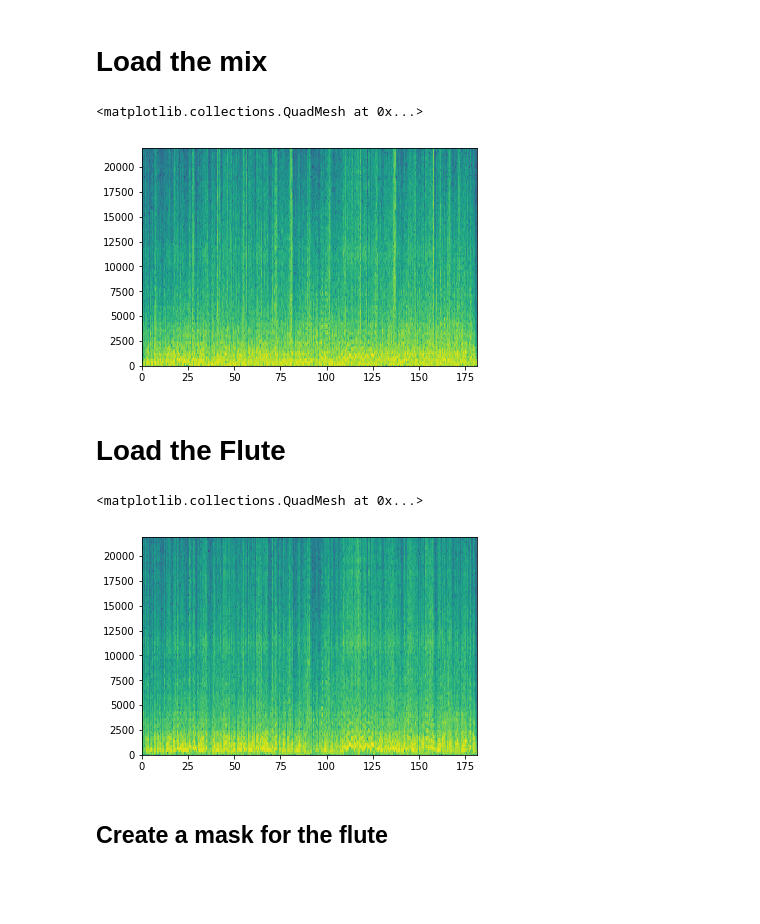
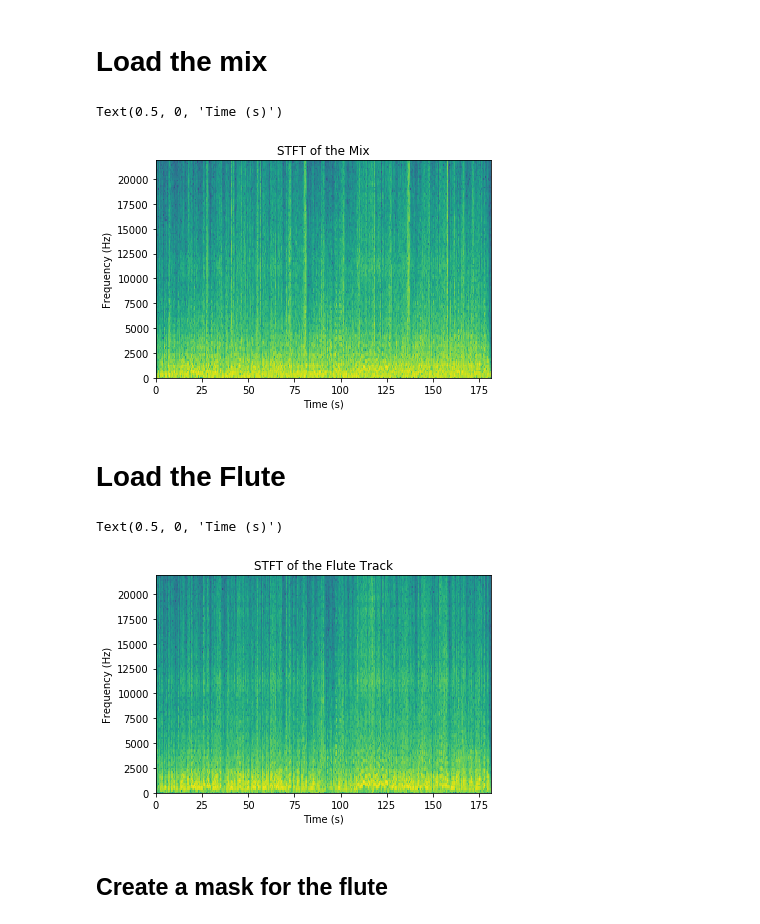
Before and after one commit to Lanno/CECS551Project, a Jupyter notebook: CNN Filter/fully conv autoencoder.ipynb, the cells around one changed output. Cells and saved outputs as stored; diff of their text form; code cells hidden in the pictures; blank space fills up the shorter version.

```diff
--- a/CNN Filter/fully conv autoencoder.ipynb
+++ b/CNN Filter/fully conv autoencoder.ipynb
@@ -31,9 +31,12 @@ freqs = freqs[:-1]
 s_mix = s_mix[:-1,:]
 # %%
 plt.pcolormesh(times, freqs, 20*np.log10(np.abs(s_mix)))
+plt.title("STFT of the Mix")
+plt.ylabel("Frequency (Hz)")
+plt.xlabel("Time (s)")
 # %% [output]
-<matplotlib.collections.QuadMesh at 0x...>
+Text(0.5, 0, 'Time (s)')
-[figure, old version]
+[figure, new version]
 # %% [markdown]
 # Load the Flute
 # %%
@@ -52,9 +55,12 @@ freqs = freqs[:-1]
 s_flute = s_flute[:-1,:]
 # %%
 plt.pcolormesh(times, freqs, 20*np.log10(np.abs(s_flute)))
+plt.title("STFT of the Flute Track")
+plt.xlabel("Time (s)")
+plt.ylabel("Frequency (Hz)")
 # %% [output]
-<matplotlib.collections.QuadMesh at 0x...>
+Text(0.5, 0, 'Time (s)')
-[figure, old version]
+[figure, new version]
 # %% [markdown]
 ## Create a mask for the flute
 # %%
```
Also changed, not shown: parts of 1 cell of this notebook, 5 other files.
